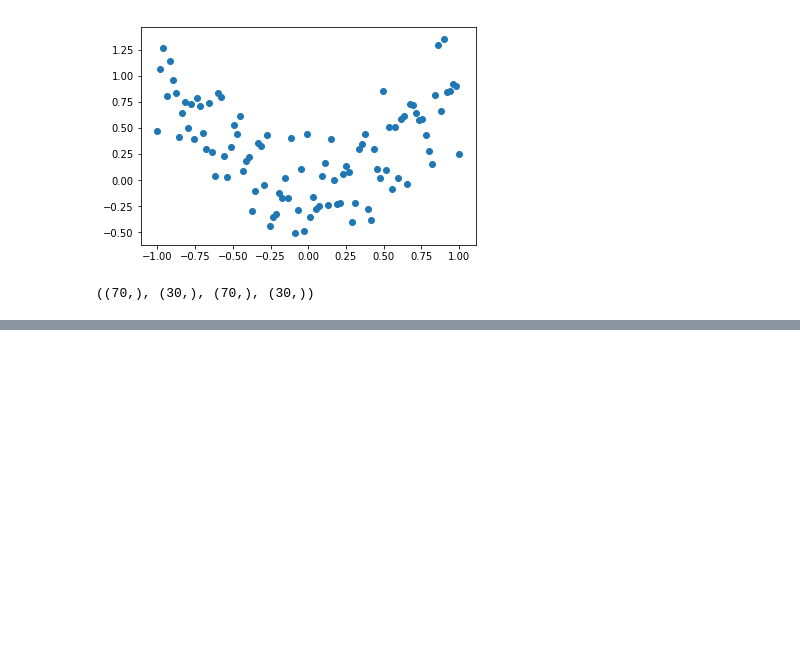
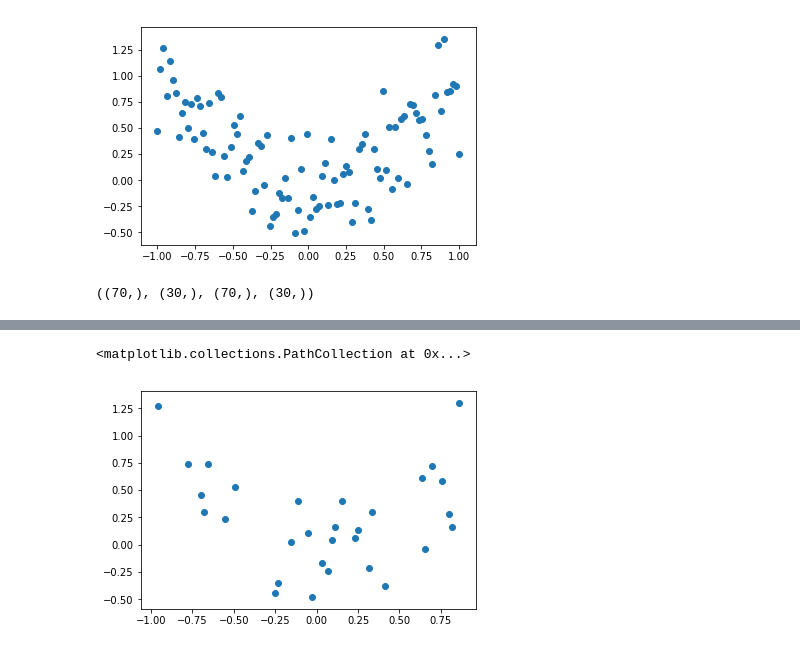
Before and after one commit to cigoic/ml_public, a Jupyter notebook: src_samples/regularization.ipynb, the cells around one changed output, grey strips where cells are left out. Drawn from its saved outputs; the diff is of its cells as text; code cells hidden in the pictures; blank space fills up the shorter version.

```diff
--- a/src_samples/regularization.ipynb
+++ b/src_samples/regularization.ipynb
@@ -60,3 +65,8 @@ x_train.shape, x_test.shape, y_train.shape, y_test.shape
+# %%
+plt.scatter(x_test, y_test)
+# %% [output]
+<matplotlib.collections.PathCollection at 0x...>
+[figure, added]
 # %%
 X = tf.placeholder("float")
 Y = tf.placeholder("float")
```
Also changed, not shown: parts of 3 cells of this notebook.
